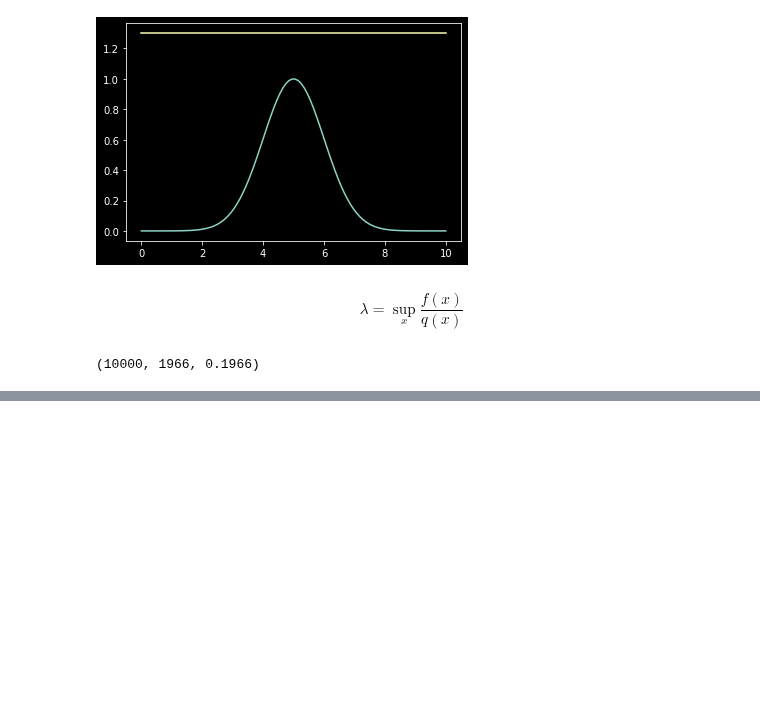
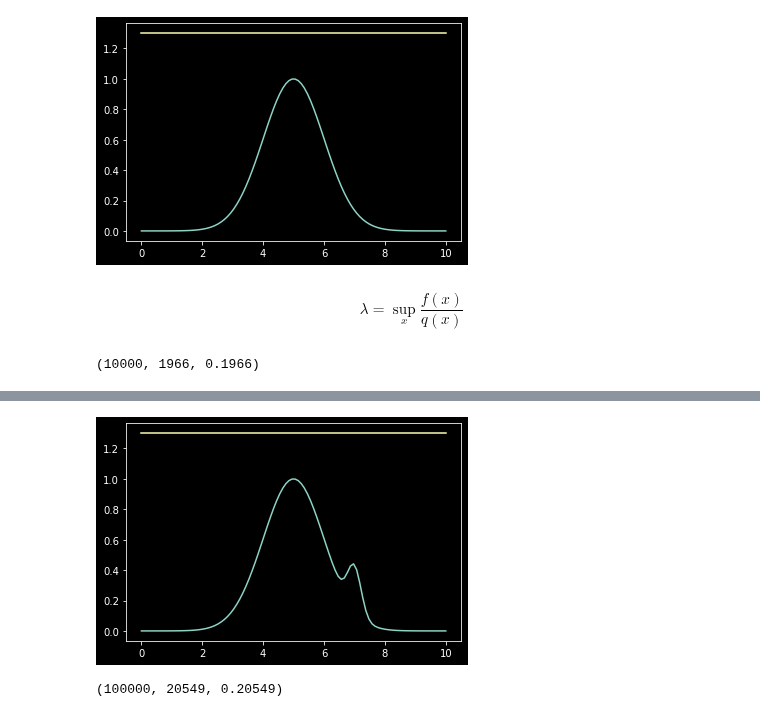
Before and after one commit to jsdiazpo/Bayesian-Digressions, a Jupyter notebook: Rejection-Sampling.ipynb, the cells around one changed output, grey strips where cells are left out. Drawn from its saved outputs; the diff is of its cells as text; code cells hidden in the pictures; blank space fills up the shorter version.

```diff
--- a/Rejection-Sampling.ipynb
+++ b/Rejection-Sampling.ipynb
@@ -54,0 +55,23 @@ ax.grid(lw=1, alpha=0.2, zorder=0)
+# %%
+def f(x):
+    return np.exp(-(x-5)**2/2) + 0.3*np.exp(-(x-7)**2/0.1)
+
+x_axis = np.linspace(0, 10, 100)
+plt.plot(x_axis, f(x_axis));
+plt.plot(x_axis, q2(x_axis));
+# %% [output]
+[figure, added]
+# %%
+np.random.seed(42)
+k = 1.3
+prop_samples = np.random.uniform(low=0.0, high=10, size=100000)
+samples_accepted = []
+for x0 in prop_samples:
+    u = np.random.uniform(low=0.0, high=1, size=1)
+    r = f(x0) / k #(k*q(x0))
+    if u <= r:
+        samples_accepted.append(x0)
+    # print(xs, u)
+len(prop_samples), len(samples_accepted), len(samples_accepted)/len(prop_samples)
+# %% [output]
+(100000, 20549, 0.20549)
```
Also changed, not shown: parts of 2 cells of this notebook.
